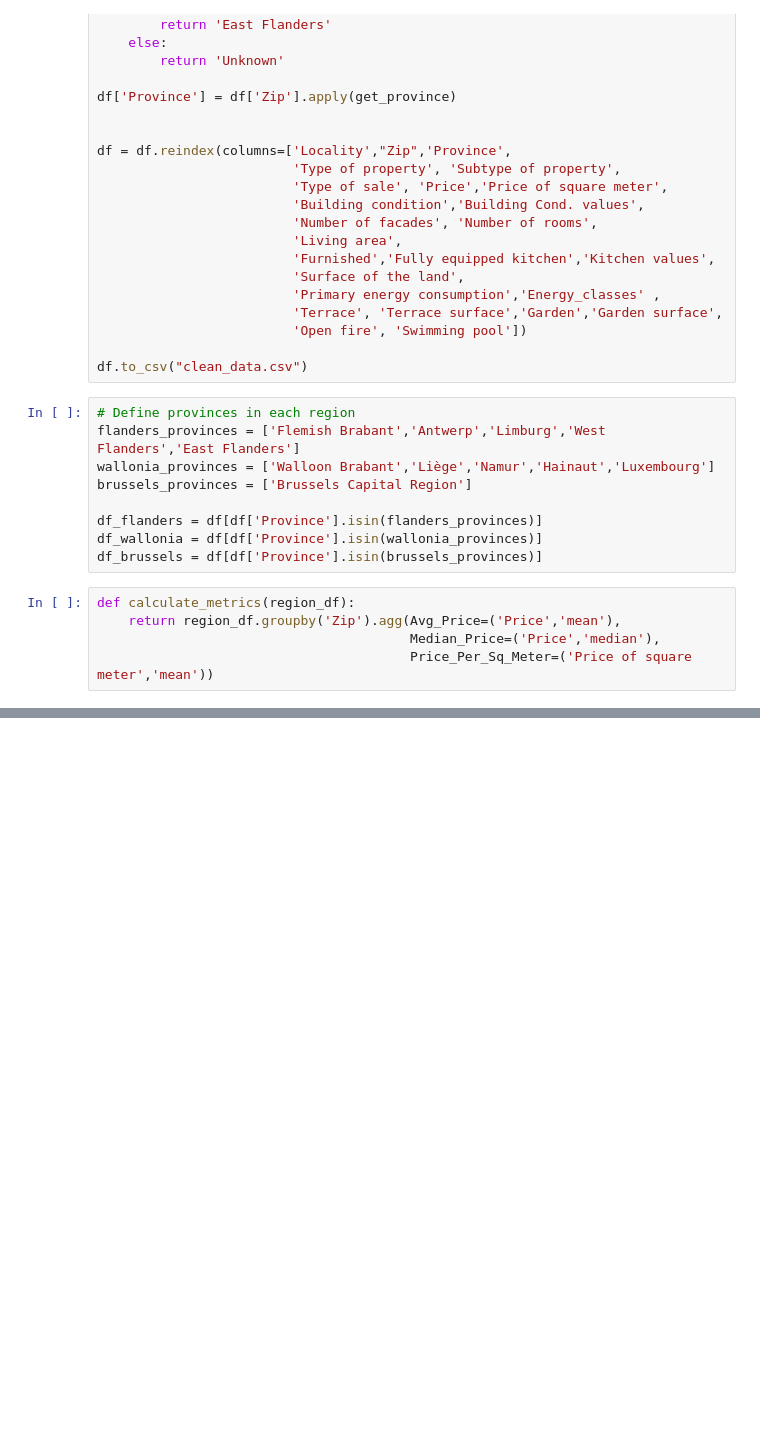
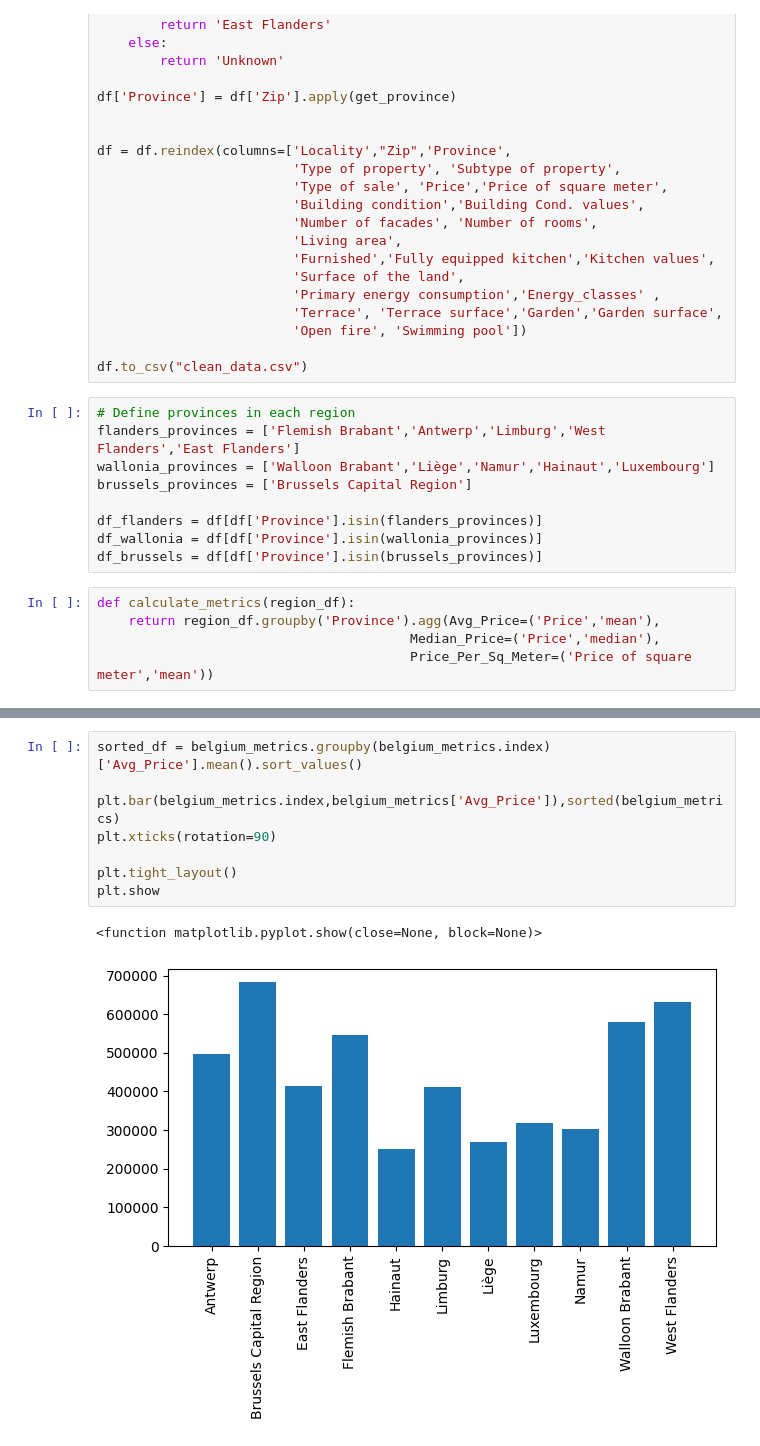
Before and after one commit to melikkekaya/challenge-data-analysis, a Jupyter notebook: mourad.ipynb, the cells around one changed output, grey strips where cells are left out. Cells and saved outputs as stored; diff of their text form; blank space fills up the shorter version.

Commit message:
trying avg plot

```diff
--- a/mourad.ipynb
+++ b/mourad.ipynb
@@ -246,7 +264,7 @@ df_wallonia = df[df['Province'].isin(wallonia_provinces)]
 df_brussels = df[df['Province'].isin(brussels_provinces)]
 # %%
 def calculate_metrics(region_df):
-    return region_df.groupby('Zip').agg(Avg_Price=('Price','mean'),
+    return region_df.groupby('Province').agg(Avg_Price=('Price','mean'),
                                         Median_Price=('Price','median'),
                                         Price_Per_Sq_Meter=('Price of square meter','mean'))
 # %%
@@ -269,0 +297,11 @@ least_expensive_brussels = brussels_metrics['Avg_Price'].idxmin()
+# %%
+sorted_df = belgium_metrics.groupby(belgium_metrics.index)['Avg_Price'].mean().sort_values()
+
+plt.bar(belgium_metrics.index,belgium_metrics['Avg_Price']),sorted(belgium_metrics)
+plt.xticks(rotation=90)
+
+plt.tight_layout()
+plt.show
+# %% [output]
+<function matplotlib.pyplot.show(close=None, block=None)>
+[figure, added]
```
Also changed, not shown: parts of 6 cells of this notebook.
